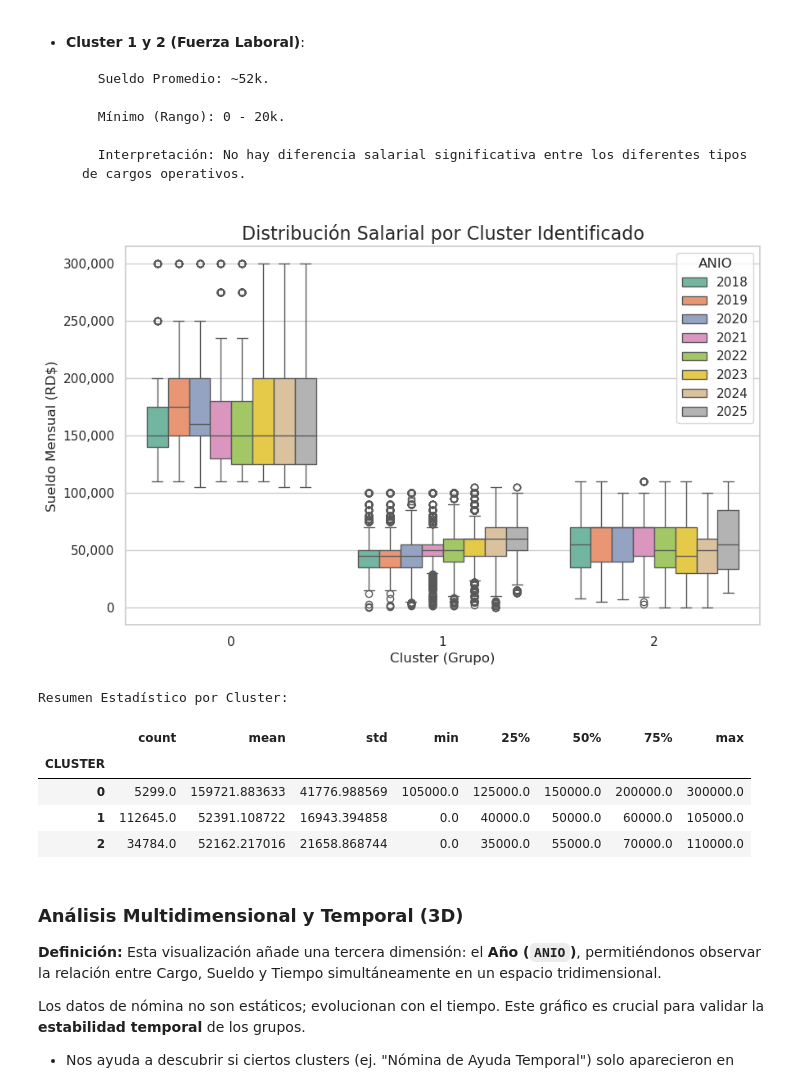
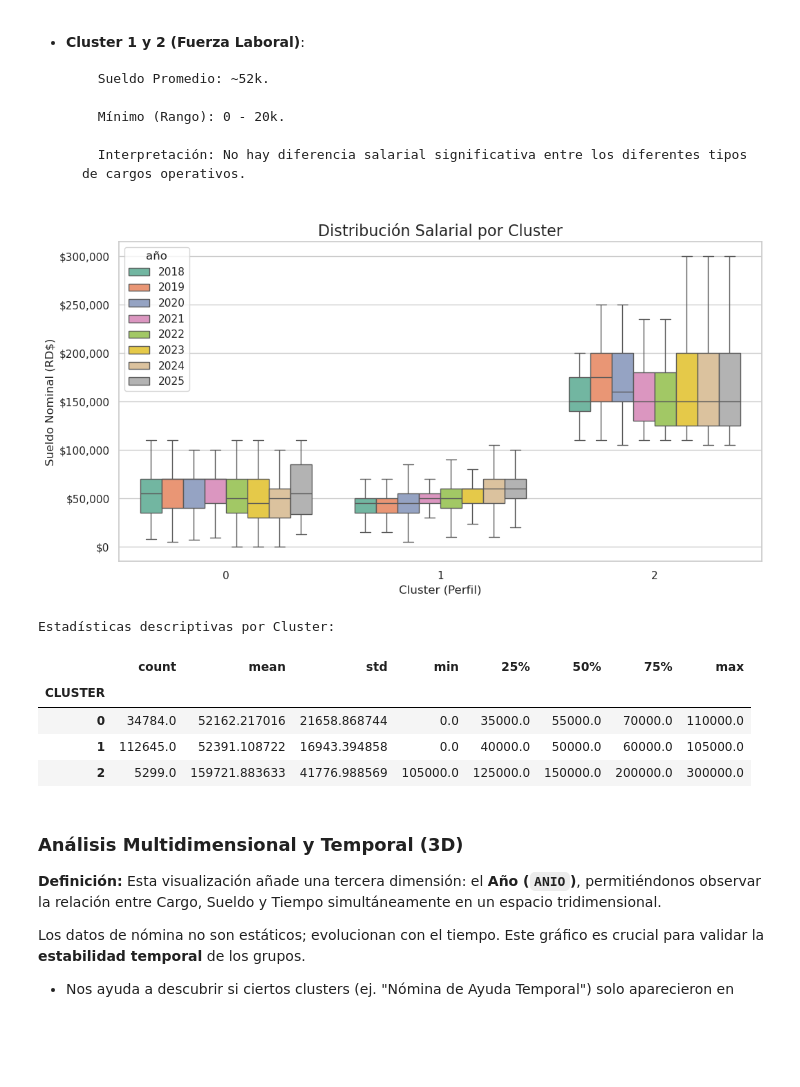
Before and after one commit to TZeik/icc321-2025-final, a Jupyter notebook: modelo_mineria.ipynb, the cells around one changed output. Saved outputs shown, nothing was run; the diff lists cells and outputs as text; code cells hidden in the pictures; blank space fills up the shorter version.

```diff
--- a/modelo_mineria.ipynb
+++ b/modelo_mineria.ipynb
@@ -75,13 +89,15 @@ inercias = []
 rango_k = range(1, 10)
 
 for k in rango_k:
-    kmeans = KMeans(n_clusters=k, random_state=42)
+    kmeans = KMeans(n_clusters=k, random_state=42, n_init=10)
     kmeans.fit(X_scaled)
     inercias.append(kmeans.inertia_)
 
-plt.plot(rango_k, inercias, marker='o')
-plt.title('Método del Codo (k óptimo)')
+plt.figure(figsize=(8, 5))
+plt.plot(rango_k, inercias, marker='o', linestyle='--')
+plt.title('Método del Codo (Determinación de k)')
 plt.xlabel('Número de Clusters')
 plt.ylabel('Inercia')
+plt.grid(True)
 plt.show()
 # %% [output]
@@ -93,12 +109,14 @@ Basado en la gráfica anterior, seleccionamos el $k$ óptimo y entrenamos el mod
 ### Interpretación de los Clusters Generados
 A continuación, analizamos las características promedio de cada grupo encontrado. Esto nos permite etiquetar los perfiles (ej. *"Gerencia Senior"*, *"Personal Administrativo"*).
 # %%
-# Entrenar con k=3 (o lo que diga tu gráfica)
-kmeans_final = KMeans(n_clusters=3, random_state=42)
+# Entrenar con k=3
+kmeans_final = KMeans(n_clusters=3, random_state=42, n_init=10)
 clusters = kmeans_final.fit_predict(X_scaled)
 
-# Asignar los clusters a los datos originales para interpretar
+# Asignar los clusters al DataFrame original
 df_model['CLUSTER'] = clusters
 
-print(df_model.groupby('CLUSTER')['SUELDO_LIMPIO'].mean())
+# Ver el sueldo promedio por grupo para interpretarlos
+print("Sueldo promedio por Cluster:")
+print(df_model.groupby('CLUSTER')['sueldo_nominal'].mean().sort_values())
 # %% [output]
@@ -190,40 +209,40 @@ Es la herramienta principal para la **interpretación de negocio**. Nos permite
 
         Interpretación: No hay diferencia salarial significativa entre los diferentes tipos de cargos operativos.
 # %%
-import matplotlib.pyplot as plt
-import seaborn as sns
 from matplotlib.ticker import FuncFormatter
 
-plt.figure(figsize=(10, 6))
+plt.figure(figsize=(12, 6))
 
+# Boxplot para ver distribución de sueldos por cluster y año
 sns.boxplot(
     x='CLUSTER',
-    y='SUELDO_LIMPIO',
-    hue='ANIO',
+    y='sueldo_nominal',
     data=df_model,
-    palette="Set2"
+    hue='año',
+    palette="Set2",
+    showfliers=False
 )
 
-plt.title('Distribución Salarial por Cluster Identificado', fontsize=16)
-plt.xlabel('Cluster (Grupo)', fontsize=12)
-plt.ylabel('Sueldo Mensual (RD$)', fontsize=12)
+plt.title('Distribución Salarial por Cluster', fontsize=16)
+plt.xlabel('Cluster (Perfil)', fontsize=12)
+plt.ylabel('Sueldo Nominal (RD$)', fontsize=12)
 
-# Formatear eje Y como pesos dominicanos
-formatter = FuncFormatter(lambda x, _: f"{x:,.0f}")
+# Formato de moneda en el eje Y
+formatter = FuncFormatter(lambda x, _: f"${x:,.0f}")
 plt.gca().yaxis.set_major_formatter(formatter)
 
 plt.show()
 
-print("Resumen Estadístico por Cluster:")
-display(df_model.groupby('CLUSTER')['SUELDO_LIMPIO'].describe())
+print("Estadísticas descriptivas por Cluster:")
+display(df_model.groupby('CLUSTER')['sueldo_nominal'].describe())
 # %% [output]
-[figure, old version]
+[figure, new version]
-Resumen Estadístico por Cluster:
+Estadísticas descriptivas por Cluster:
 |  | count | mean | std | min | 25% | 50% | 75% | max |
 | CLUSTER |  |  |  |  |  |  |  |  |
-| 0 | 5299.0 | 159721.883633 | 41776.988569 | 105000.0 | 125000.0 | 150000.0 | 200000.0 | 300000.0 |
+| 0 | 34784.0 | 52162.217016 | 21658.868744 | 0.0 | 35000.0 | 55000.0 | 70000.0 | 110000.0 |
 | 1 | 112645.0 | 52391.108722 | 16943.394858 | 0.0 | 40000.0 | 50000.0 | 60000.0 | 105000.0 |
-| 2 | 34784.0 | 52162.217016 | 21658.868744 | 0.0 | 35000.0 | 55000.0 | 70000.0 | 110000.0 |
+| 2 | 5299.0 | 159721.883633 | 41776.988569 | 105000.0 | 125000.0 | 150000.0 | 200000.0 | 300000.0 |
 # %% [markdown]
 ### Análisis Multidimensional y Temporal (3D)
 
```
Also changed, not shown: parts of 7 cells of this notebook, 6 other files.
